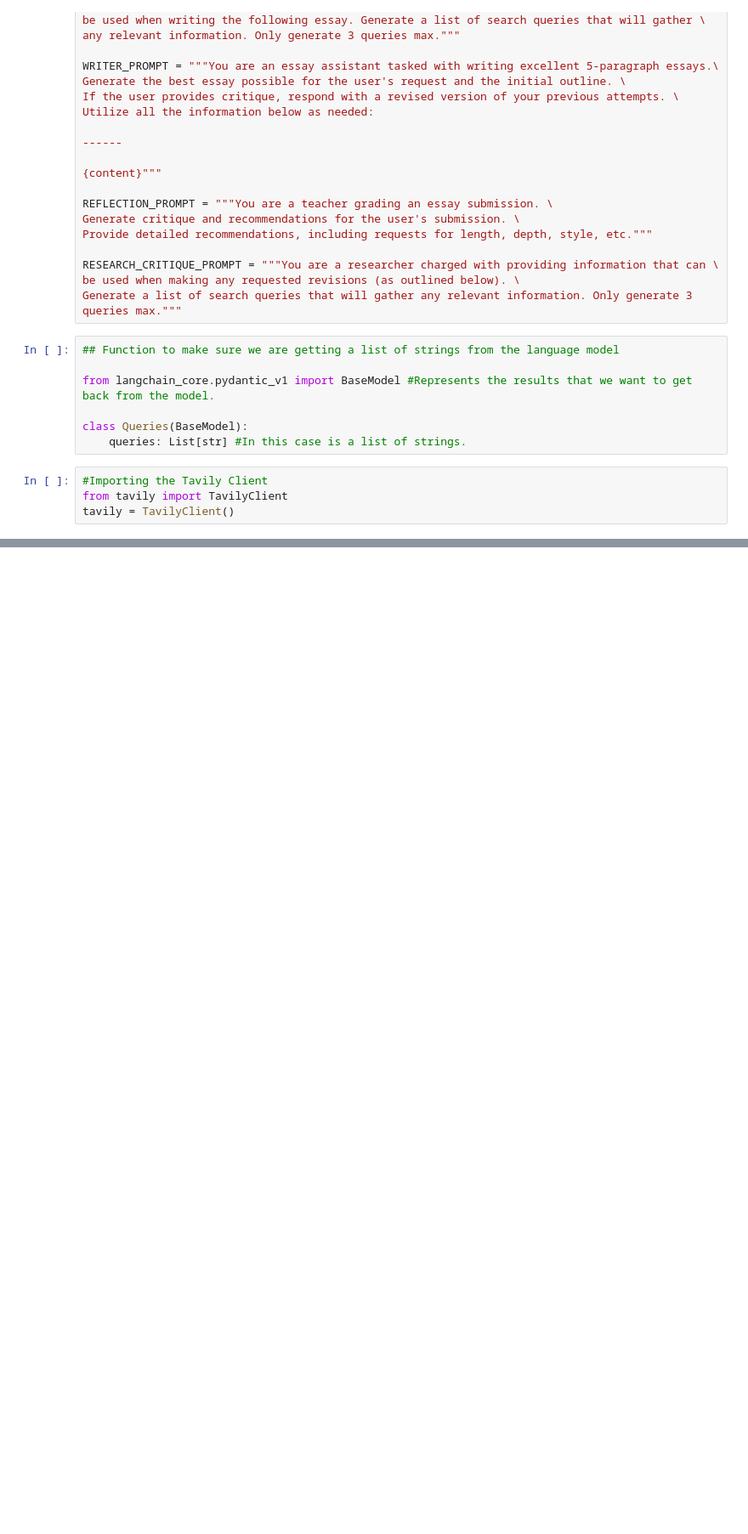
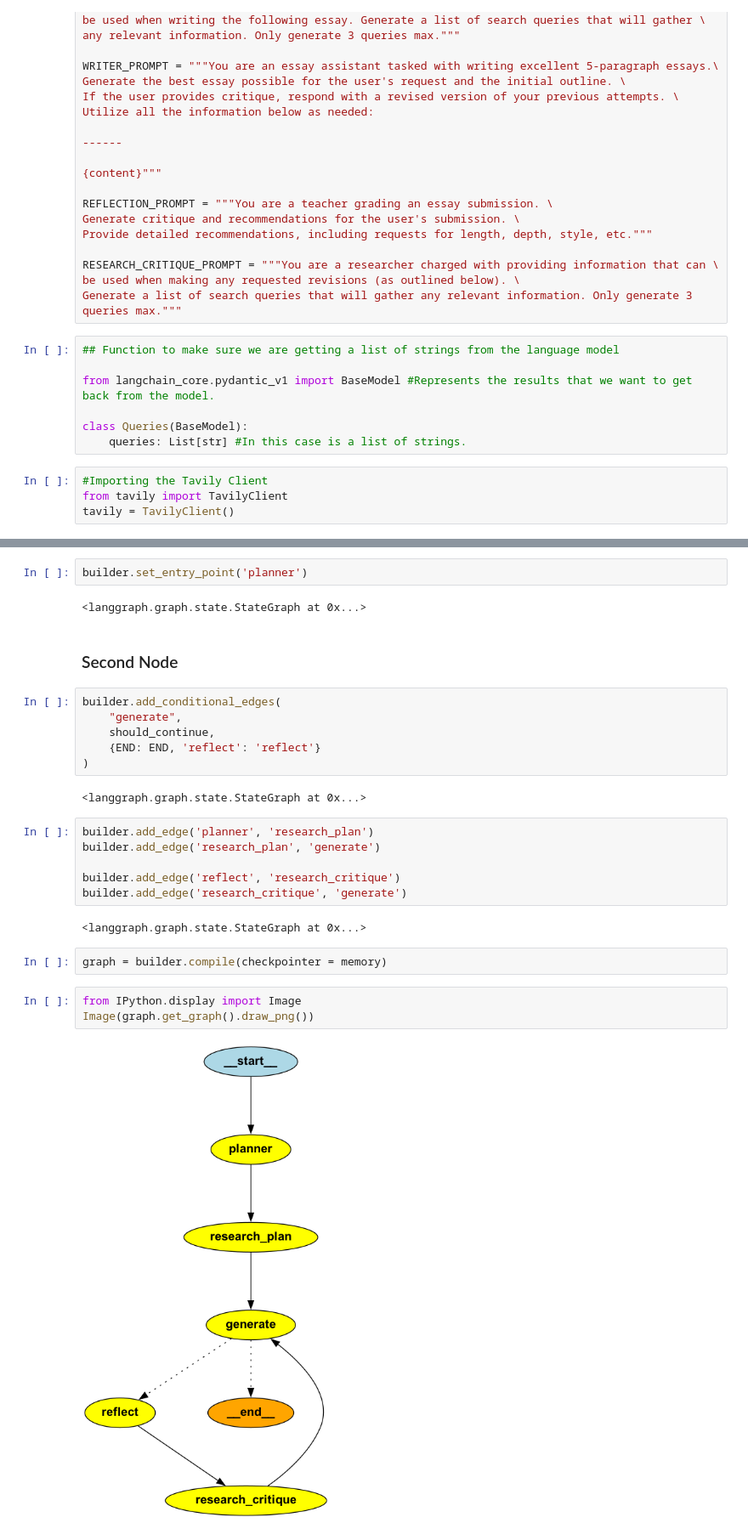
Before and after one commit to felipeq22/Agent_Development, a Jupyter notebook: langraph/Multiagent_graph.ipynb, the cells around one changed output, grey strips where cells are left out. Shown: that part at 85% size. Saved outputs shown, nothing was run; the diff lists cells and outputs as text; blank space fills up the shorter version.

```diff
--- a/langraph/Multiagent_graph.ipynb
+++ b/langraph/Multiagent_graph.ipynb
@@ -128,0 +169,29 @@ def reflection_node(state: AgentState):
+# %%
+builder.set_entry_point('planner')
+# %% [output]
+<langgraph.graph.state.StateGraph at 0x...>
+# %% [markdown]
+### Second Node
+# %%
+builder.add_conditional_edges(
+    "generate",
+    should_continue,
+    {END: END, 'reflect': 'reflect'}
+)
+# %% [output]
+<langgraph.graph.state.StateGraph at 0x...>
+# %%
+builder.add_edge('planner', 'research_plan')
+builder.add_edge('research_plan', 'generate')
+
+builder.add_edge('reflect', 'research_critique')
+builder.add_edge('research_critique', 'generate')
+# %% [output]
+<langgraph.graph.state.StateGraph at 0x...>
+# %%
+graph = builder.compile(checkpointer = memory)
+# %%
+from IPython.display import Image
+Image(graph.get_graph().draw_png())
+# %% [output]
+[figure, added]
```
Also changed, not shown: parts of 8 cells of this notebook.
